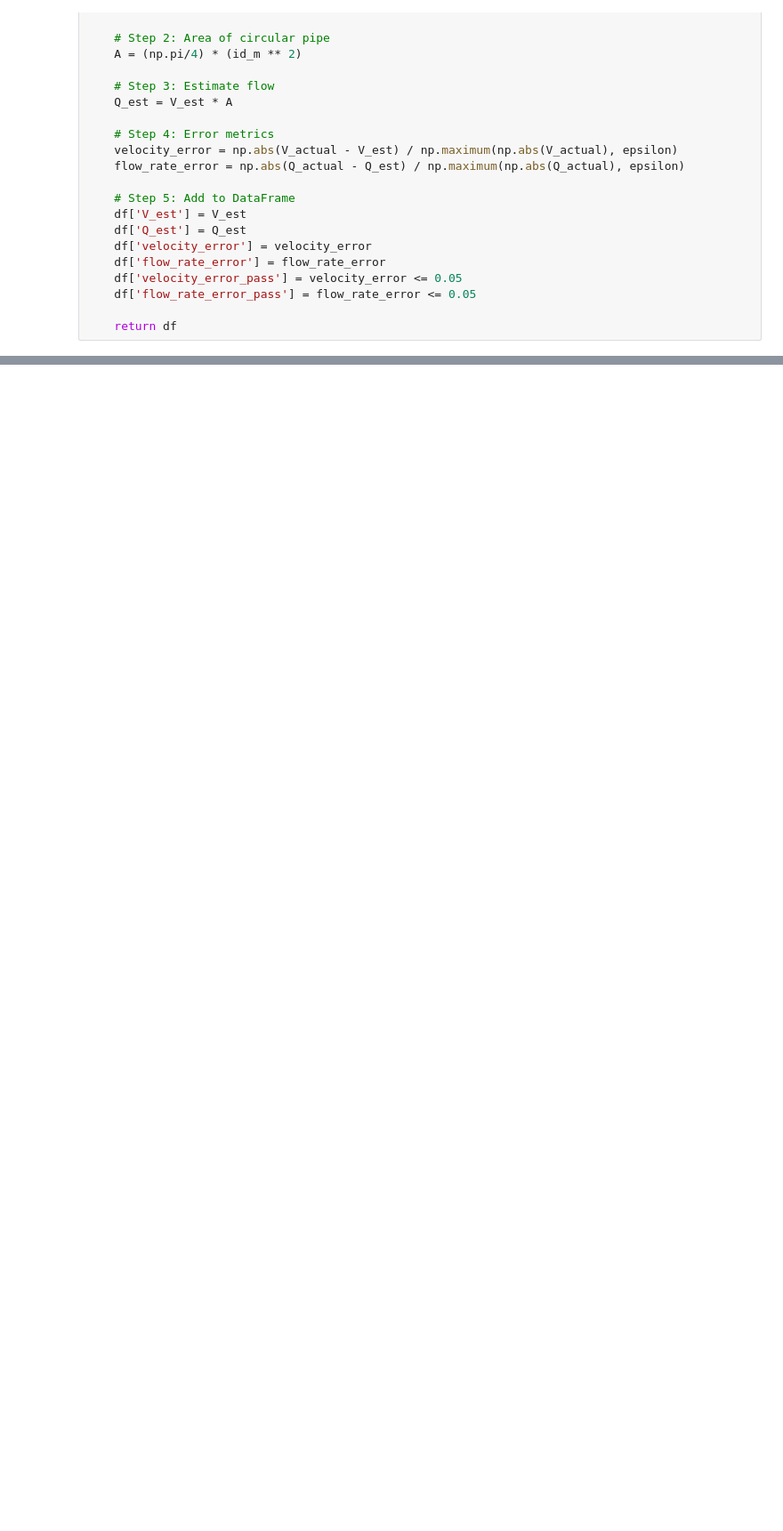
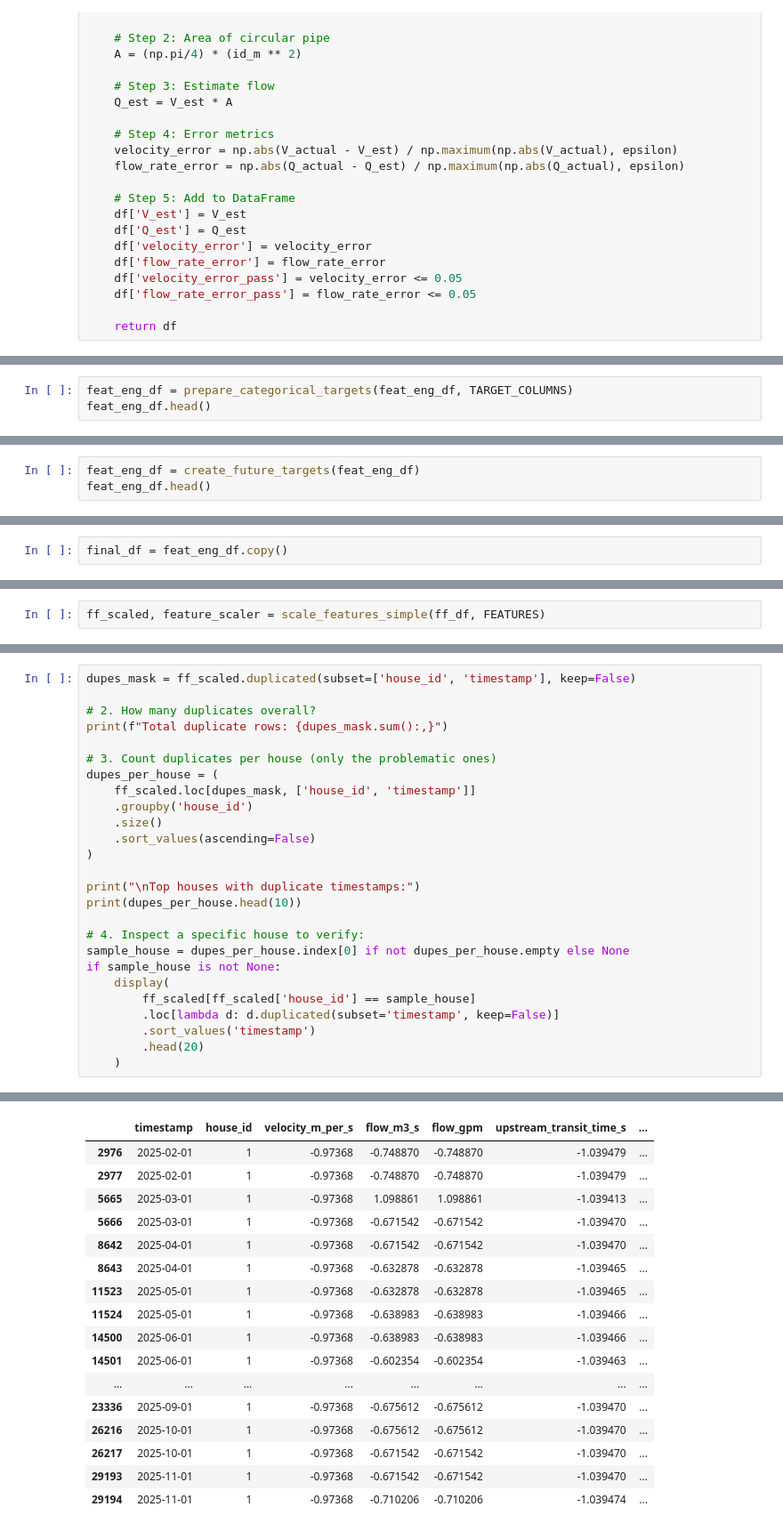
Before and after one commit to senchi-ins/senchi, a Jupyter notebook: experiments/leak_model/data/model/TCN_model.ipynb, the cells around one changed output, grey strips where cells are left out. Shown at 89% size. Drawn from its saved outputs; the diff is of its cells as text; blank space fills up the shorter version.

```diff
--- a/experiments/leak_model/data/model/TCN_model.ipynb
+++ b/experiments/leak_model/data/model/TCN_model.ipynb
@@ -396,0 +335,3 @@ Use qexpy for magin of error calculations
+# %%
+feat_eng_df = prepare_categorical_targets(feat_eng_df, TARGET_COLUMNS)
+feat_eng_df.head()
@@ -396,0 +448,3 @@ Use qexpy for magin of error calculations
+# %%
+feat_eng_df = create_future_targets(feat_eng_df)
+feat_eng_df.head()
@@ -396,0 +494,2 @@ Use qexpy for magin of error calculations
+# %%
+final_df = feat_eng_df.copy()
@@ -396,0 +741,2 @@ Use qexpy for magin of error calculations
+# %%
+ff_scaled, feature_scaler = scale_features_simple(ff_df, FEATURES)
@@ -396,0 +761,27 @@ Use qexpy for magin of error calculations
+# %%
+dupes_mask = ff_scaled.duplicated(subset=['house_id', 'timestamp'], keep=False)
+
+# 2. How many duplicates overall?
+print(f"Total duplicate rows: {dupes_mask.sum():,}")
+
+# 3. Count duplicates per house (only the problematic ones)
+dupes_per_house = (
+    ff_scaled.loc[dupes_mask, ['house_id', 'timestamp']]
+    .groupby('house_id')
+    .size()
+    .sort_values(ascending=False)
+)
+
+print("\nTop houses with duplicate timestamps:")
+print(dupes_per_house.head(10))
+
+# 4. Inspect a specific house to verify:
+sample_house = dupes_per_house.index[0] if not dupes_per_house.empty else None
+if sample_house is not None:
+    display(
+        ff_scaled[ff_scaled['house_id'] == sample_house]
+        .loc[lambda d: d.duplicated(subset='timestamp', keep=False)]
+        .sort_values('timestamp')
+        .head(20)
+    )
+# %% [output]
@@ -396,0 +803,17 @@ Use qexpy for magin of error calculations
+|  | timestamp | house_id | velocity_m_per_s | flow_m3_s | flow_gpm | upstream_transit_time_s | ... |
+| 2976 | 2025-02-01 | 1 | -0.97368 | -0.748870 | -0.748870 | -1.039479 | ... |
+| 2977 | 2025-02-01 | 1 | -0.97368 | -0.748870 | -0.748870 | -1.039479 | ... |
+| 5665 | 2025-03-01 | 1 | -0.97368 | 1.098861 | 1.098861 | -1.039413 | ... |
+| 5666 | 2025-03-01 | 1 | -0.97368 | -0.671542 | -0.671542 | -1.039470 | ... |
+| 8642 | 2025-04-01 | 1 | -0.97368 | -0.671542 | -0.671542 | -1.039470 | ... |
+| 8643 | 2025-04-01 | 1 | -0.97368 | -0.632878 | -0.632878 | -1.039465 | ... |
+| 11523 | 2025-05-01 | 1 | -0.97368 | -0.632878 | -0.632878 | -1.039465 | ... |
+| 11524 | 2025-05-01 | 1 | -0.97368 | -0.638983 | -0.638983 | -1.039466 | ... |
+| 14500 | 2025-06-01 | 1 | -0.97368 | -0.638983 | -0.638983 | -1.039466 | ... |
+| 14501 | 2025-06-01 | 1 | -0.97368 | -0.602354 | -0.602354 | -1.039463 | ... |
+| ... | ... | ... | ... | ... | ... | ... | ... |
+| 23336 | 2025-09-01 | 1 | -0.97368 | -0.675612 | -0.675612 | -1.039470 | ... |
+| 26216 | 2025-10-01 | 1 | -0.97368 | -0.675612 | -0.675612 | -1.039470 | ... |
+| 26217 | 2025-10-01 | 1 | -0.97368 | -0.671542 | -0.671542 | -1.039470 | ... |
+| 29193 | 2025-11-01 | 1 | -0.97368 | -0.671542 | -0.671542 | -1.039470 | ... |
+| 29194 | 2025-11-01 | 1 | -0.97368 | -0.710206 | -0.710206 | -1.039474 | ... |
```
Also changed, not shown: parts of 70 cells of this notebook.
